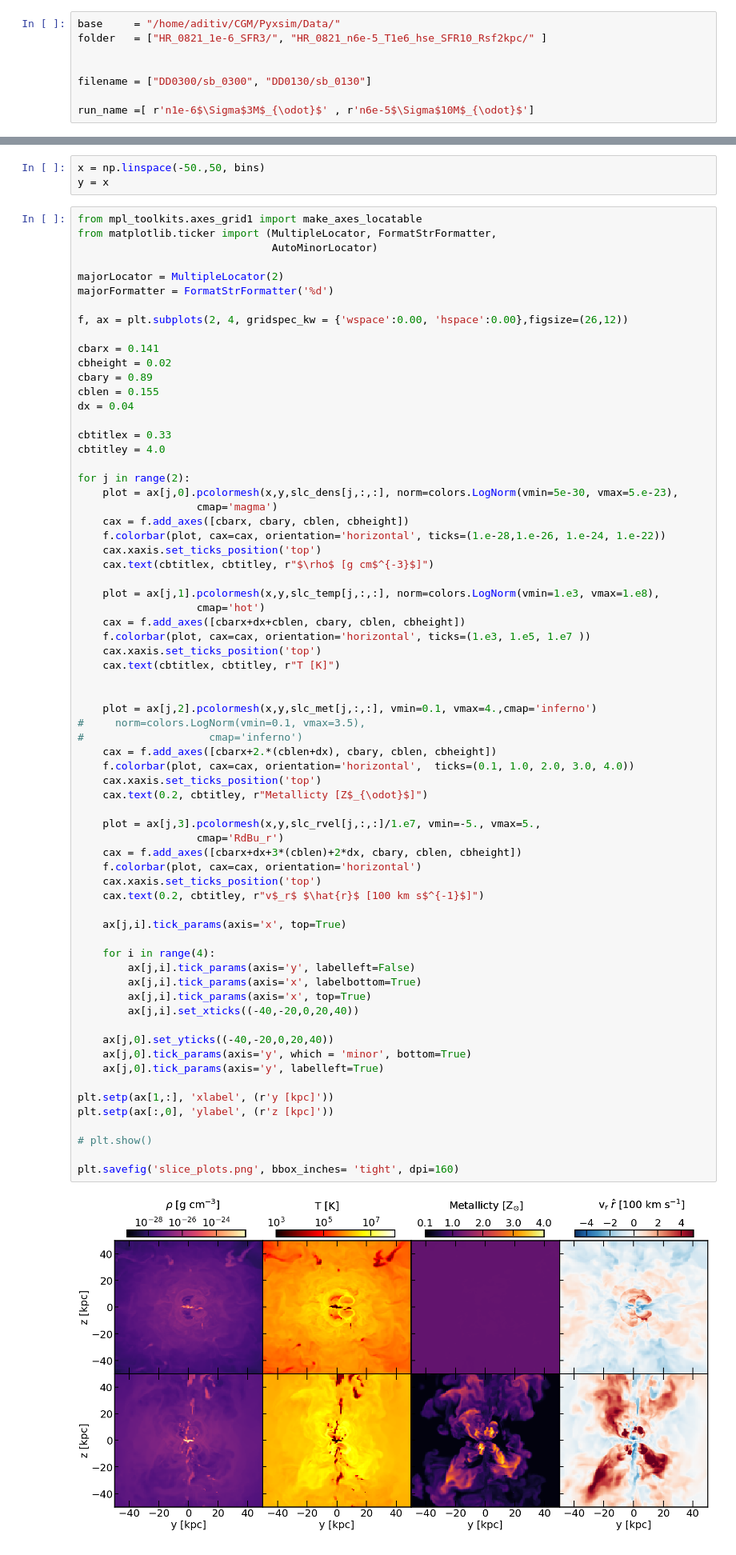
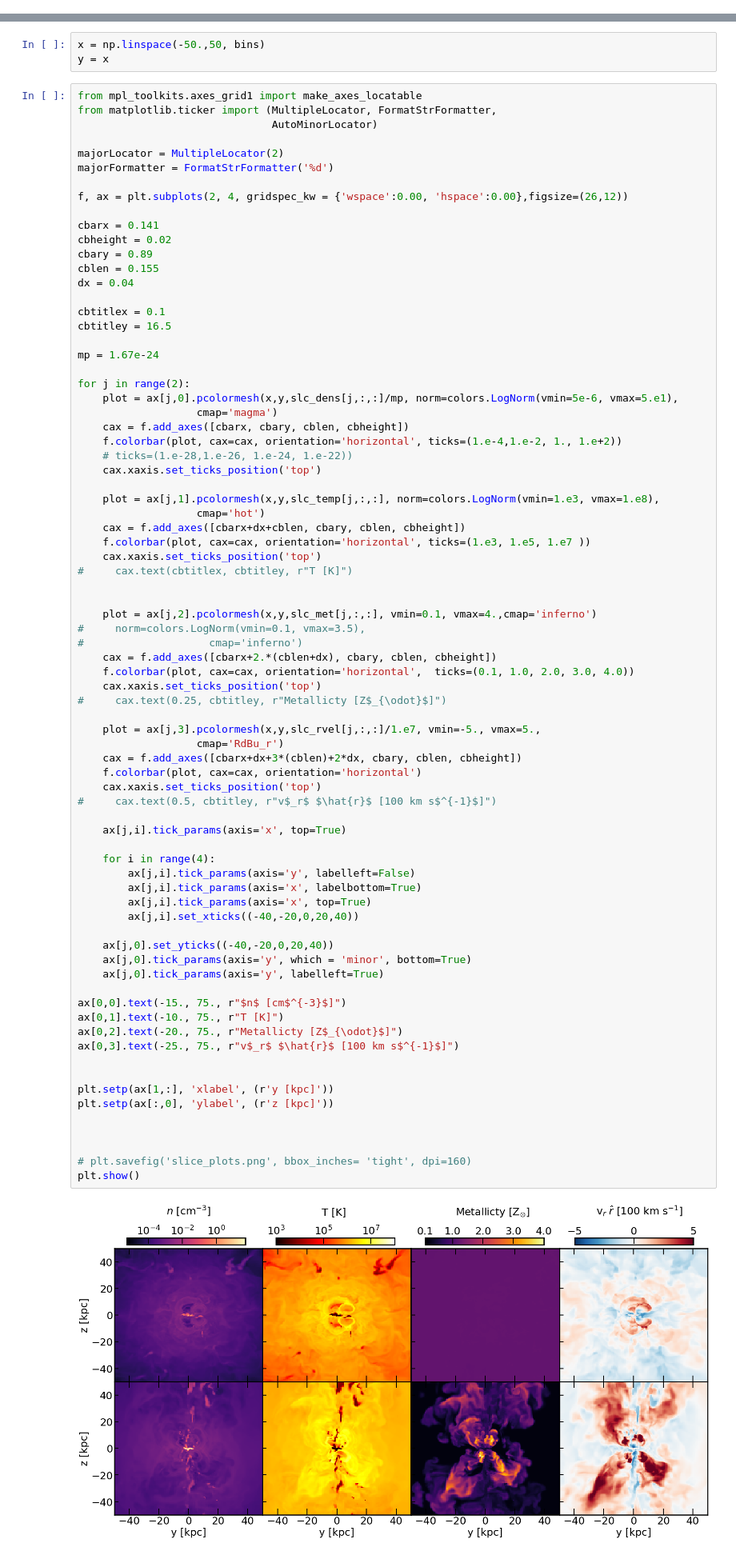
Before and after one commit to aditivijayan/CGM, a Jupyter notebook: PlotsForPaper/PlotHisto/final_slicep.ipynb, the cells around one changed output, grey strips where cells are left out. Shown: that part at 80% size. Saved outputs shown, nothing was run; the diff lists cells and outputs as text.

```diff
--- a/PlotsForPaper/PlotHisto/final_slicep.ipynb
+++ b/PlotsForPaper/PlotHisto/final_slicep.ipynb
@@ -51,11 +34,3 @@ plt.rcParams['ytick.direction']='in'
-# %%
-base     = "/home/aditiv/CGM/Pyxsim/Data/"
-folder   = ["HR_0821_1e-6_SFR3/", "HR_0821_n6e-5_T1e6_hse_SFR10_Rsf2kpc/" ]
-
-
-filename = ["DD0300/sb_0300", "DD0130/sb_0130"]
-
-run_name =[ r'n1e-6$\Sigma$3M$_{\odot}$' , r'n6e-5$\Sigma$10M$_{\odot}$']
 # %%
 num = len(folder)
 bins = 512
@@ -112,57 +87,66 @@ cbary = 0.89
 cblen = 0.155
 dx = 0.04
 
-cbtitlex = 0.33
-cbtitley = 4.0
+cbtitlex = 0.1
+cbtitley = 16.5
+
+mp = 1.67e-24
 
 for j in range(2):
-    plot = ax[j,0].pcolormesh(x,y,slc_dens[j,:,:], norm=colors.LogNorm(vmin=5e-30, vmax=5.e-23),
+    plot = ax[j,0].pcolormesh(x,y,slc_dens[j,:,:]/mp, norm=colors.LogNorm(vmin=5e-6, vmax=5.e1),
                    cmap='magma')
     cax = f.add_axes([cbarx, cbary, cblen, cbheight])
-    f.colorbar(plot, cax=cax, orientation='horizontal', ticks=(1.e-28,1.e-26, 1.e-24, 1.e-22))
+    f.colorbar(plot, cax=cax, orientation='horizontal', ticks=(1.e-4,1.e-2, 1., 1.e+2))
+    # ticks=(1.e-28,1.e-26, 1.e-24, 1.e-22))
     cax.xaxis.set_ticks_position('top')
-    cax.text(cbtitlex, cbtitley, r"$\rho$ [g cm$^{-3}$]")
 
     plot = ax[j,1].pcolormesh(x,y,slc_temp[j,:,:], norm=colors.LogNorm(vmin=1.e3, vmax=1.e8),
                    cmap='hot')
     cax = f.add_axes([cbarx+dx+cblen, cbary, cblen, cbheight])
     f.colorbar(plot, cax=cax, orientation='horizontal', ticks=(1.e3, 1.e5, 1.e7 ))
     cax.xaxis.set_ticks_position('top')
-    cax.text(cbtitlex, cbtitley, r"T [K]")
+#     cax.text(cbtitlex, cbtitley, r"T [K]")
 
 
     plot = ax[j,2].pcolormesh(x,y,slc_met[j,:,:], vmin=0.1, vmax=4.,cmap='inferno')
 #     norm=colors.LogNorm(vmin=0.1, vmax=3.5),
 #                    cmap='inferno')
     cax = f.add_axes([cbarx+2.*(cblen+dx), cbary, cblen, cbheight])
     f.colorbar(plot, cax=cax, orientation='horizontal',  ticks=(0.1, 1.0, 2.0, 3.0, 4.0))
     cax.xaxis.set_ticks_position('top')
-    cax.text(0.2, cbtitley, r"Metallicty [Z$_{\odot}$]")
+#     cax.text(0.25, cbtitley, r"Metallicty [Z$_{\odot}$]")
 
     plot = ax[j,3].pcolormesh(x,y,slc_rvel[j,:,:]/1.e7, vmin=-5., vmax=5.,
                    cmap='RdBu_r')
     cax = f.add_axes([cbarx+dx+3*(cblen)+2*dx, cbary, cblen, cbheight])
     f.colorbar(plot, cax=cax, orientation='horizontal')
     cax.xaxis.set_ticks_position('top')
-    cax.text(0.2, cbtitley, r"v$_r$ $\hat{r}$ [100 km s$^{-1}$]")
+#     cax.text(0.5, cbtitley, r"v$_r$ $\hat{r}$ [100 km s$^{-1}$]")
 
     ax[j,i].tick_params(axis='x', top=True)
 
     for i in range(4):
         ax[j,i].tick_params(axis='y', labelleft=False)
         ax[j,i].tick_params(axis='x', labelbottom=True)
         ax[j,i].tick_params(axis='x', top=True)
         ax[j,i].set_xticks((-40,-20,0,20,40))
 
     ax[j,0].set_yticks((-40,-20,0,20,40))
     ax[j,0].tick_params(axis='y', which = 'minor', bottom=True)
     ax[j,0].tick_params(axis='y', labelleft=True)
 
+ax[0,0].text(-15., 75., r"$n$ [cm$^{-3}$]")
+ax[0,1].text(-10., 75., r"T [K]")
+ax[0,2].text(-20., 75., r"Metallicty [Z$_{\odot}$]")
+ax[0,3].text(-25., 75., r"v$_r$ $\hat{r}$ [100 km s$^{-1}$]")
+
+
 plt.setp(ax[1,:], 'xlabel', (r'y [kpc]'))
 plt.setp(ax[:,0], 'ylabel', (r'z [kpc]'))
 
-# plt.show()
 
-plt.savefig('slice_plots.png', bbox_inches= 'tight', dpi=160)
+
+# plt.savefig('slice_plots.png', bbox_inches= 'tight', dpi=160)
+plt.show()
 # %% [output]
-[figure, old version]
+[figure, new version]
```
Also changed, not shown: parts of 3 cells of this notebook.
